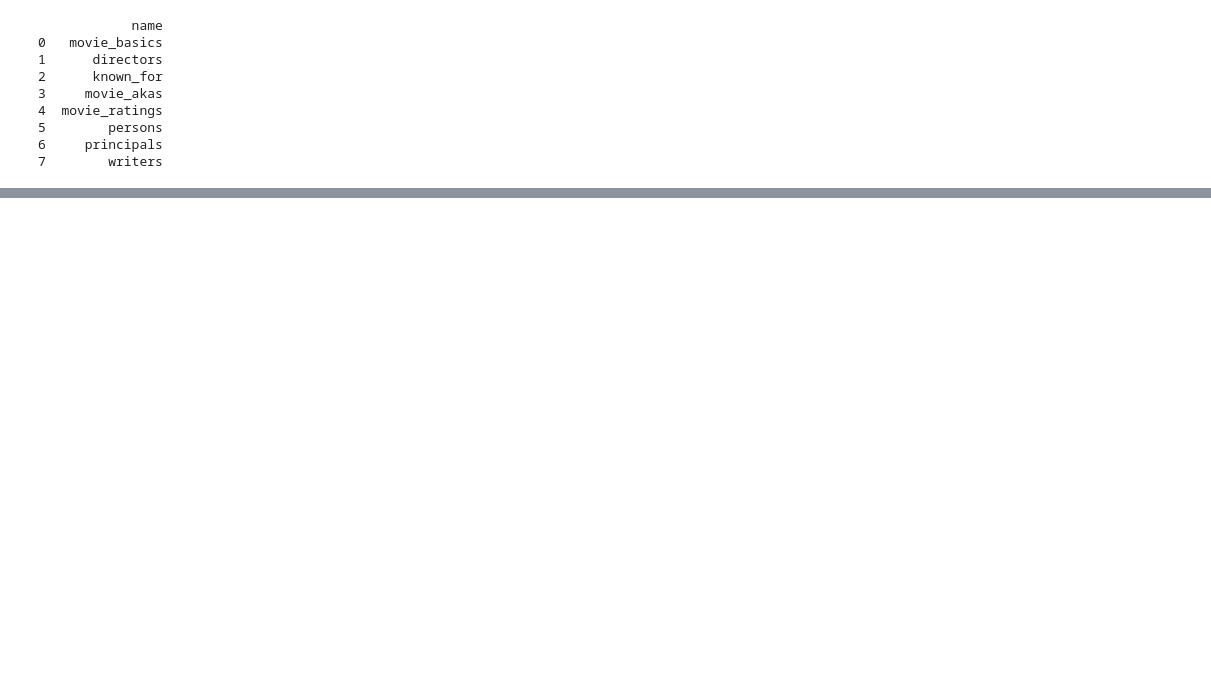
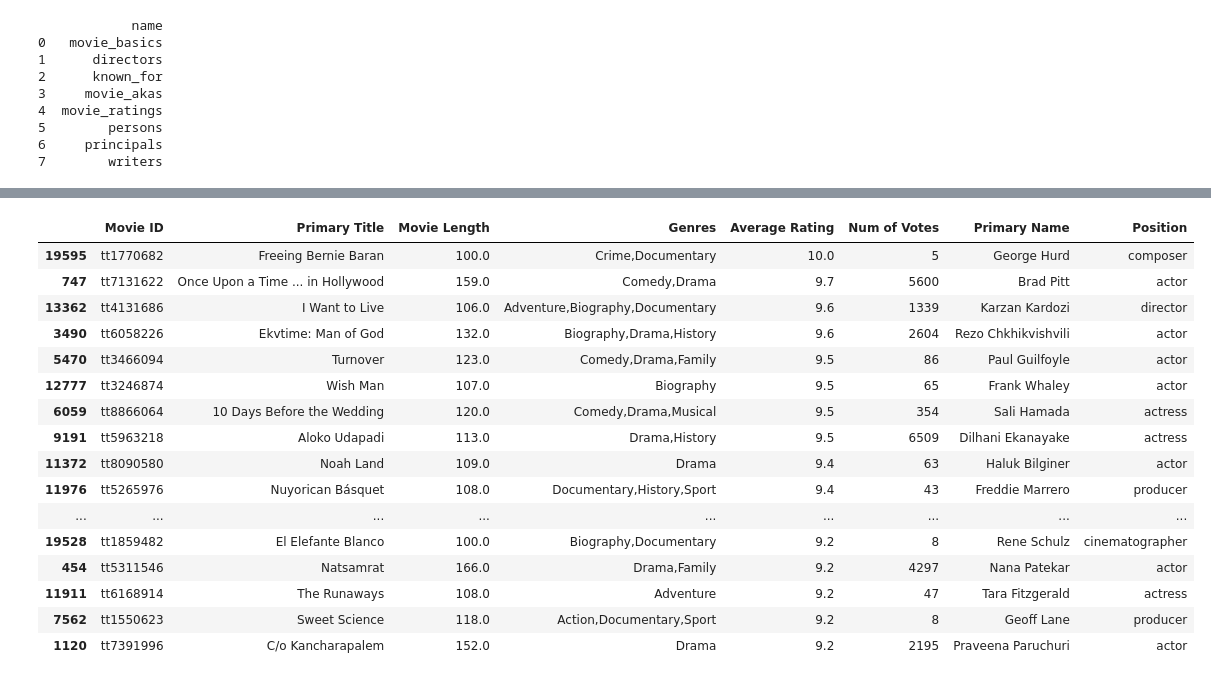
Before and after one commit to falloutb1tch/Movie_Project, a Jupyter notebook: Notebooks/Yiyi_Working_Notebook.ipynb, the cells around one changed output, grey strips where cells are left out. Drawn from its saved outputs; the diff is of its cells as text; code cells hidden in the pictures; blank space fills up the shorter version.

```diff
--- a/Notebooks/Yiyi_Working_Notebook.ipynb
+++ b/Notebooks/Yiyi_Working_Notebook.ipynb
@@ -70,5 +22,7 @@ tmdb_df
 # %%
-conn = sqlite3.connect('../Data/im.db')
+import sqlite3
+import pandas as pd
+conn = sqlite3.connect('im.db 2')
 query = "SELECT name FROM sqlite_master WHERE type='table';"
 tables = pd.read_sql_query(query, conn)
 print(tables)
@@ -84,0 +284,19 @@ print(tables)
+# %%
+combo_1 = """
+
+SELECT ma.movie_id AS "Movie ID", mb.primary_title AS "Primary Title", mb.runtime_minutes as "Movie Length",mb.genres AS "Genres",mr.averagerating AS "Average Rating", mr.numvotes AS "Num of Votes",pe.primary_name AS "Primary Name", pr.category AS "Position"
+FROM movie_akas AS ma
+  JOIN movie_basics AS mb
+      ON ma.movie_id = mb.movie_id
+       JOIN movie_ratings AS mr
+          ON mb.movie_id = mr.movie_id
+         JOIN principals AS pr
+           ON pr.movie_id = mr.movie_id
+            JOIN persons AS pe
+             ON pe.person_id = pr.person_id
+  GROUP BY ma.movie_id
+  ORDER BY "Movie Length" DESC
+
+"""
+combo_ONE = pd.read_sql_query(combo_1, conn)
+combo_ONE
@@ -84,0 +344,3 @@ print(tables)
+# %%
+filtered_df = combo_ONE[(combo_ONE['Genres'] != 'Documentary') & (combo_ONE['Movie Length'] >= 100.0) & (combo_ONE['Movie Length'] <= 180.0)]
+filtered_df.head()
@@ -84,0 +354,21 @@ print(tables)
+# %%
+ordered_df = filtered_df.sort_values(by = 'Average Rating', ascending=False)
+ordered_df.head(50)
+# %% [output]
+|  | Movie ID | Primary Title | Movie Length | Genres | Average Rating | Num of Votes | Primary Name | Position |
+| 19595 | tt1770682 | Freeing Bernie Baran | 100.0 | Crime,Documentary | 10.0 | 5 | George Hurd | composer |
+| 747 | tt7131622 | Once Upon a Time ... in Hollywood | 159.0 | Comedy,Drama | 9.7 | 5600 | Brad Pitt | actor |
+| 13362 | tt4131686 | I Want to Live | 106.0 | Adventure,Biography,Documentary | 9.6 | 1339 | Karzan Kardozi | director |
+| 3490 | tt6058226 | Ekvtime: Man of God | 132.0 | Biography,Drama,History | 9.6 | 2604 | Rezo Chkhikvishvili | actor |
+| 5470 | tt3466094 | Turnover | 123.0 | Comedy,Drama,Family | 9.5 | 86 | Paul Guilfoyle | actor |
+| 12777 | tt3246874 | Wish Man | 107.0 | Biography | 9.5 | 65 | Frank Whaley | actor |
+| 6059 | tt8866064 | 10 Days Before the Wedding | 120.0 | Comedy,Drama,Musical | 9.5 | 354 | Sali Hamada | actress |
+| 9191 | tt5963218 | Aloko Udapadi | 113.0 | Drama,History | 9.5 | 6509 | Dilhani Ekanayake | actress |
+| 11372 | tt8090580 | Noah Land | 109.0 | Drama | 9.4 | 63 | Haluk Bilginer | actor |
+| 11976 | tt5265976 | Nuyorican Básquet | 108.0 | Documentary,History,Sport | 9.4 | 43 | Freddie Marrero | producer |
+| ... | ... | ... | ... | ... | ... | ... | ... | ... |
+| 19528 | tt1859482 | El Elefante Blanco | 100.0 | Biography,Documentary | 9.2 | 8 | Rene Schulz | cinematographer |
+| 454 | tt5311546 | Natsamrat | 166.0 | Drama,Family | 9.2 | 4297 | Nana Patekar | actor |
+| 11911 | tt6168914 | The Runaways | 108.0 | Adventure | 9.2 | 47 | Tara Fitzgerald | actress |
+| 7562 | tt1550623 | Sweet Science | 118.0 | Action,Documentary,Sport | 9.2 | 8 | Geoff Lane | producer |
+| 1120 | tt7391996 | C/o Kancharapalem | 152.0 | Drama | 9.2 | 2195 | Praveena Paruchuri | actor |
```
Also changed, not shown: parts of 30 cells of this notebook.
